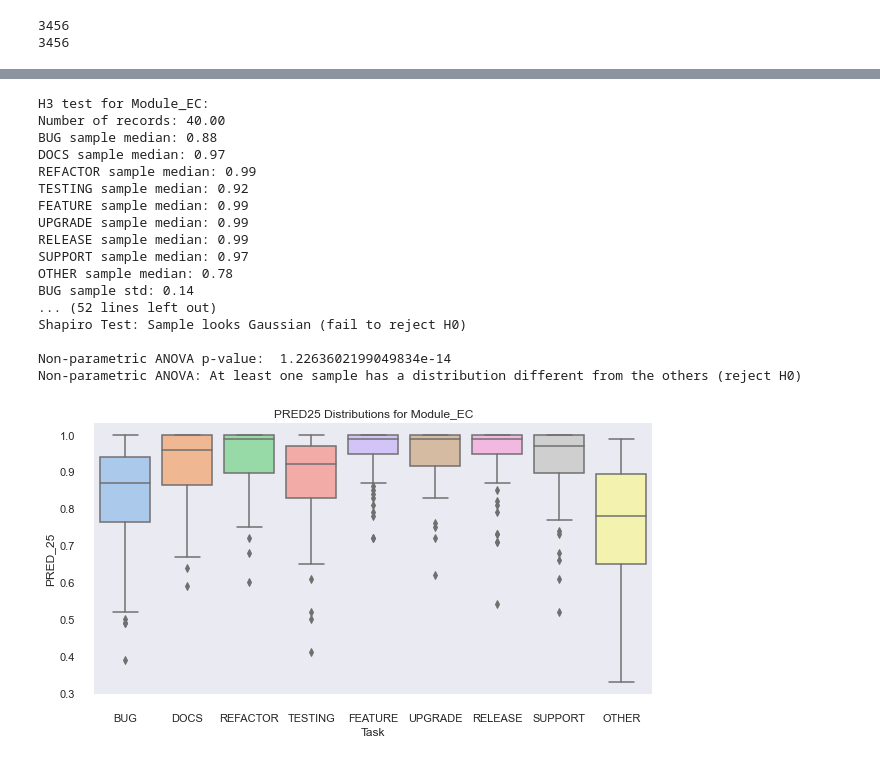
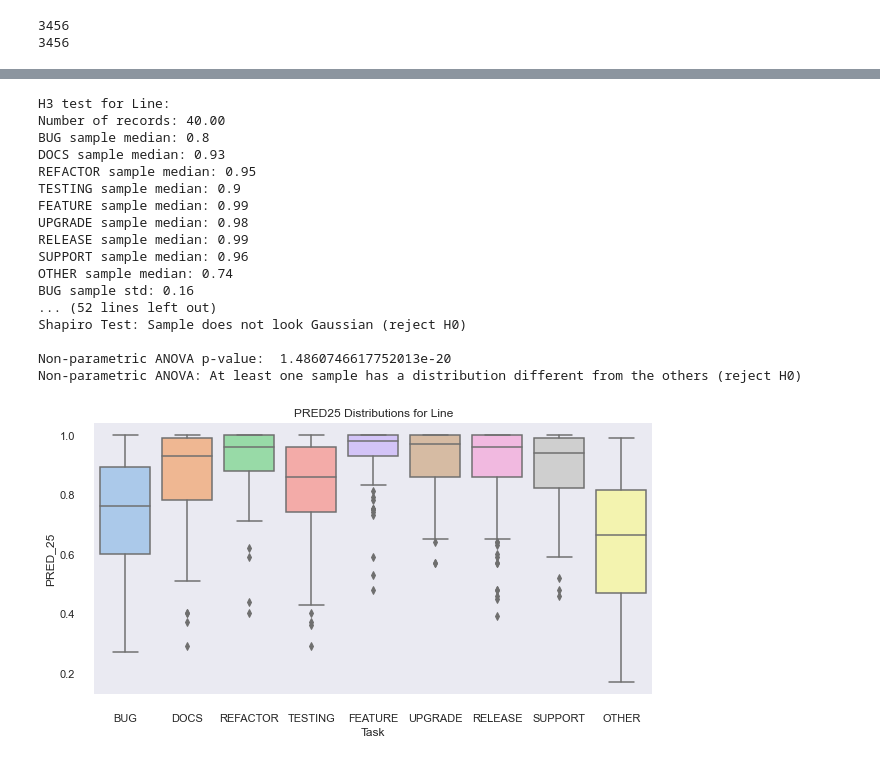
Before and after one commit to housemex408/iROIEstimator, a Jupyter notebook: scripts/notebook/results/FINAL/H3/H3_results.ipynb, the cells around one changed output, grey strips where cells are left out. Saved outputs shown, nothing was run; the diff lists cells and outputs as text; code cells hidden in the pictures.

```diff
--- a/scripts/notebook/results/FINAL/H3/H3_results.ipynb
+++ b/scripts/notebook/results/FINAL/H3/H3_results.ipynb
@@ -38,14 +39,24 @@ def print_median(sample, pred, task_type):
     print("{0} sample median: {1}".format(task_type, round(sample[pred].median(), 2)))
 # %%
 def get_task_sample(df, task_type, sample_size):
-    sample = df[df[c.TASK] == task_type].sample(n=sample_size, random_state=0)
+    filtered_by_task = df[df[c.TASK] == task_type]
+    filtered_by_outliers = utils.remove_outlier(filtered_by_task, c.MAE)
+    sample = filtered_by_outliers.sample(n=sample_size, random_state=0)
     return sample
 # %%
 def hypothesisTest_Effort(model_records, model, pred, sample_size):
     print("H3 test for {0}:".format(model))
 
-    s1_filter = (model_records[c.MODEL] == model)
-    model_records = model_records[s1_filter]
+    if model == c.MODULE:
+        filter1 = model_records[c.MODEL] == c.MODULE_CC
+        filter2 = model_records[c.MODEL] == c.MODULE_EC
+    else:
+        filter1 = model_records[c.MODEL] == c.LINE_CC
+        filter2 = model_records[c.MODEL] == c.LINE_EC
+
+    # s1_filter = (model_records[c.MODEL] == model)
+    filter = (filter1 | filter2)
+    model_records = model_records[filter]
 
     s1 = get_task_sample(model_records, "BUG", sample_size)
     s2 = get_task_sample(model_records, "DOCS", sample_size)
@@ -111,21 +121,21 @@ Non-parametric ANOVA: At least one sample has a distribution different from the
 # %%
-hypothesisTest_Effort(df.copy(), c.MODULE_EC, c.PRED_25, sample_size)
+hypothesisTest_Effort(df.copy(), c.LINE, c.PRED_25, sample_size)
 # %% [output]
-H3 test for Module_EC:
+H3 test for Line:
 Number of records: 40.00
-BUG sample median: 0.88
-DOCS sample median: 0.97
-REFACTOR sample median: 0.99
-TESTING sample median: 0.92
+BUG sample median: 0.8
+DOCS sample median: 0.93
+REFACTOR sample median: 0.95
+TESTING sample median: 0.9
 FEATURE sample median: 0.99
-UPGRADE sample median: 0.99
+UPGRADE sample median: 0.98
 RELEASE sample median: 0.99
-SUPPORT sample median: 0.97
-OTHER sample median: 0.78
-BUG sample std: 0.14
+SUPPORT sample median: 0.96
+OTHER sample median: 0.74
+BUG sample std: 0.16
 ... (52 lines left out)
-Shapiro Test: Sample looks Gaussian (fail to reject H0)
+Shapiro Test: Sample does not look Gaussian (reject H0)
 
-Non-parametric ANOVA p-value:  1.2263602199049834e-14
+Non-parametric ANOVA p-value:  1.4860746617752013e-20
 Non-parametric ANOVA: At least one sample has a distribution different from the others (reject H0)
-[figure, old version]
+[figure, new version]
```
Also changed, not shown: parts of 6 cells of this notebook, 2 other files.
